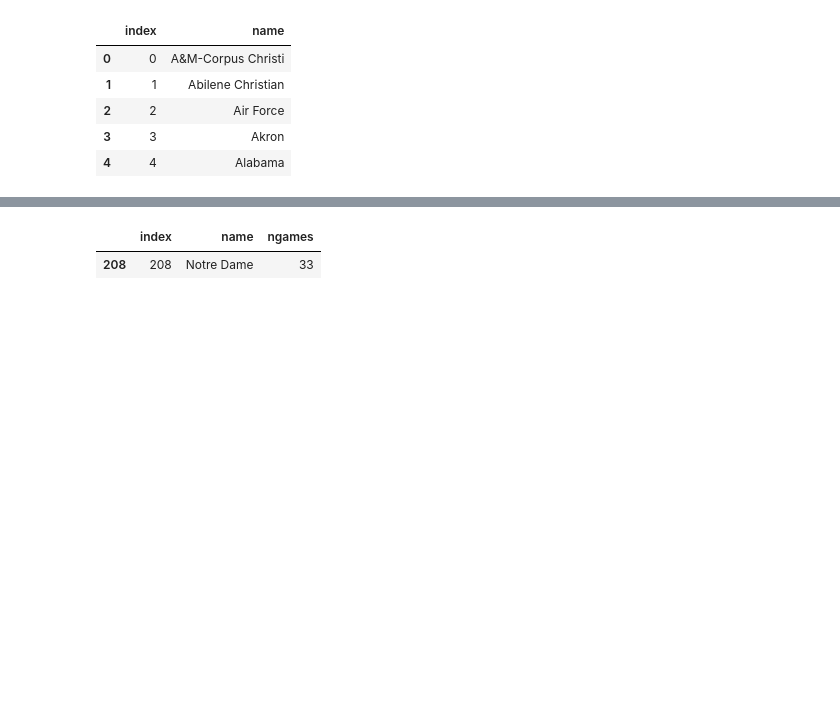
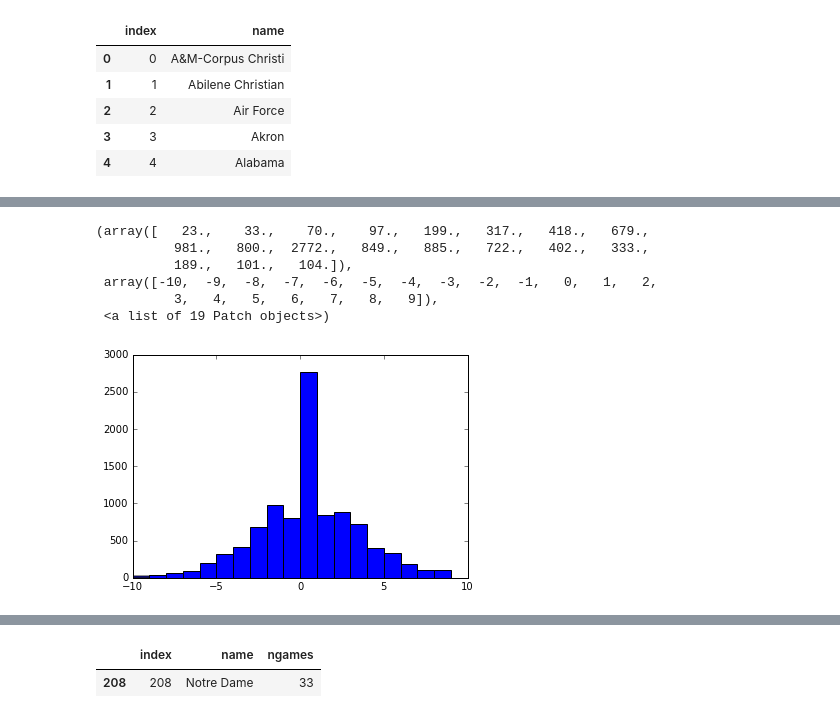
Before and after one commit to rwsharp/ncaa_wbb_2019, a Jupyter notebook: LRMC_WBB_NCAA_2019.ipynb, the cells around one changed output, grey strips where cells are left out. Drawn from its saved outputs; the diff is of its cells as text; code cells hidden in the pictures; blank space fills up the shorter version.

```diff
--- a/LRMC_WBB_NCAA_2019.ipynb
+++ b/LRMC_WBB_NCAA_2019.ipynb
@@ -93,0 +136,11 @@ b = 2*(tau**2)*h/(sig*np.sqrt(((sig**2)+2*(tau**2))*((sig**2)+4*(tau**2))))
+# %%
+ldata = [luck((0, 4), (1, 1), (15, 33, 20)) for i in range(10000)]
+plt.hist(ldata, bins=range(-10, 10))
+# %% [output]
+(array([   23.,    33.,    70.,    97.,   199.,   317.,   418.,   679.,
+          981.,   800.,  2772.,   849.,   885.,   722.,   402.,   333.,
+          189.,   101.,   104.]),
+ array([-10,  -9,  -8,  -7,  -6,  -5,  -4,  -3,  -2,  -1,   0,   1,   2,
+          3,   4,   5,   6,   7,   8,   9]),
+ <a list of 19 Patch objects>)
+[figure, added]
```
Also changed, not shown: parts of 21 cells of this notebook, 4 other files.
